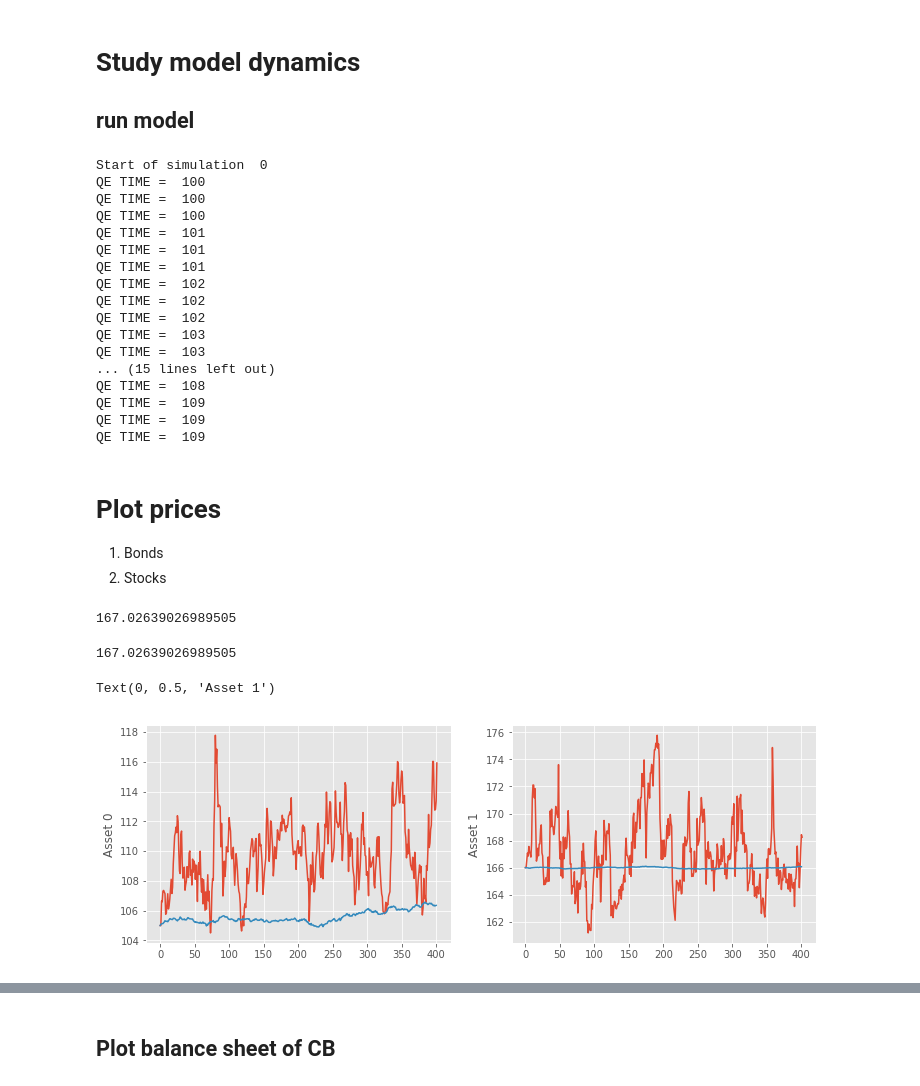
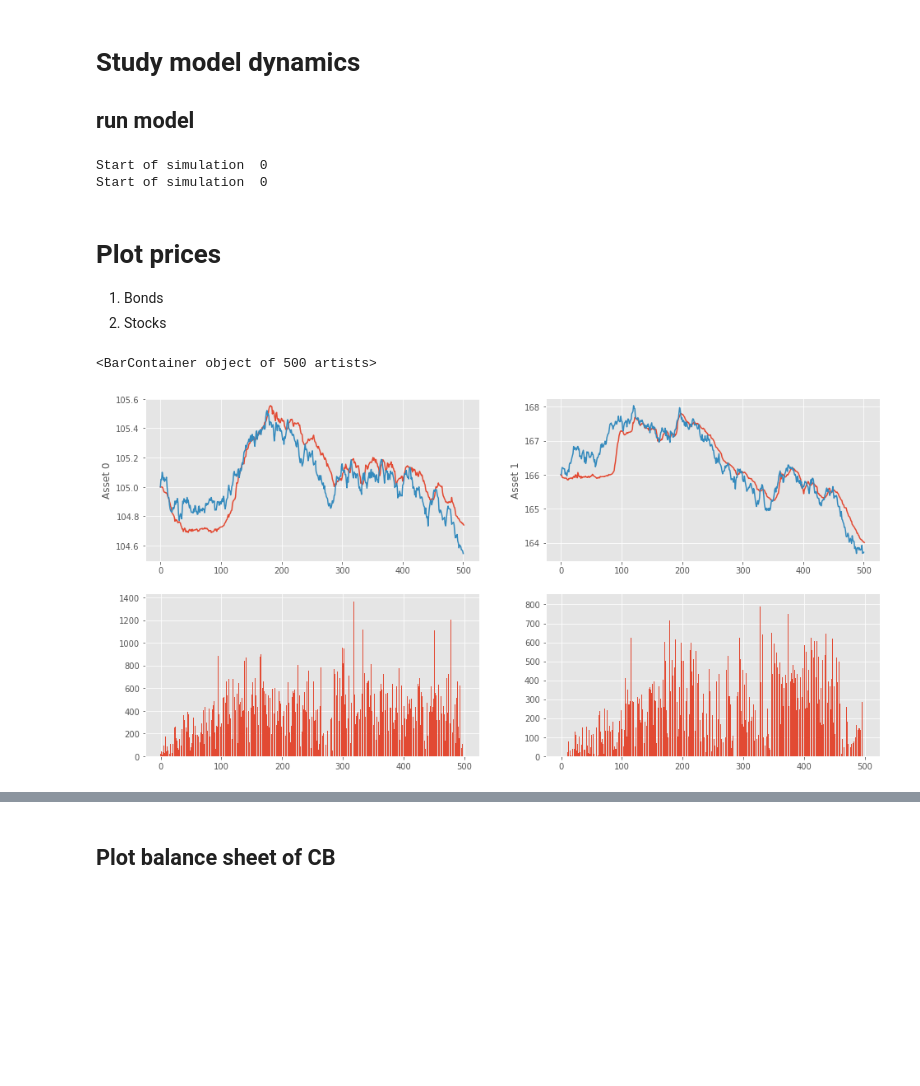
Before and after one commit to joerischasfoort/qe-inequality, a Jupyter notebook: model_dynamics.ipynb, the cells around one changed output, grey strips where cells are left out. Saved outputs shown, nothing was run; the diff lists cells and outputs as text; code cells hidden in the pictures; blank space fills up the shorter version.

```diff
--- a/model_dynamics.ipynb
+++ b/model_dynamics.ipynb
@@ -24,70 +24,60 @@ style.use('ggplot')
 NRUNS = 1
 burn_in_period = 0
 # %%
-params = {"fundamental_values": [105, 166], "asset_types": ['stock', 'stock'],
+params = {"fundamental_values": [105, 166], "asset_types": ['bond', 'stock'],
               "trader_sample_size": 10, "n_traders": 500,
-              "ticks": 400, "std_fundamentals": [0.05, 0.01],
-              "std_noise": 0.10696588473846724, "w_random": 0.1,
+              "ticks": 500, "std_fundamentals": [0.03, 0.1],
+              "std_noise": 0.00107, "w_random": 0.1,
               "strat_share_chartists": 0.0,
               "init_assets": [50, 50], "base_risk_aversion": 1.0,
               'spread_max': 0.004087, "horizon": 200,
               "fundamentalist_horizon_multiplier": 0.2,
-              "trades_per_tick": 3, "mutation_intensity": 0.05,
-              "average_learning_ability": 0.5,
-              "bond_mean_reversion": 0.00,
-              "qe_perc_size": 0.0, "qe_start": 100, "qe_end": 110, "qe_asset_index": 0}
+              "trades_per_tick": 3, "mutation_intensity": 0.0,
+              "average_learning_ability": 0.0,
+              "bond_mean_reversion": 0.8,
+              "qe_perc_size": 0.0, "qe_start": 10, "qe_end": 16, "qe_asset_index": 0}
+# %%
+qe_size = [x / 100.0 for x in range(0, 160, 80)]
+# %%
+experiments = len(qe_size)
 # %%
 trdrs = []
 orbs = []
 central_banks = []
-for seed in range(NRUNS):
-    traders, central_bank, orderbook = init_objects_qe_ineq(params, seed)
-    traders, central_bank, orderbook = qe_ineq_model(traders, central_bank, orderbook, params, seed)
-    central_banks.append(central_bank)
-    trdrs.append(traders)
-    orbs.append(orderbook)
+
+for exp in range(experiments):
+    params['qe_perc_size'] = qe_size[exp]
+    for seed in range(NRUNS):
+        traders, central_bank, orderbook = init_objects_qe_ineq(params, seed)
+        traders, central_bank, orderbook = qe_ineq_model(traders, central_bank, orderbook, params, seed)
+        central_banks.append(central_bank)
+        trdrs.append(traders)
+        orbs.append(orderbook)
 # %% [output]
 Start of simulation  0
-QE TIME =  100
-QE TIME =  100
-QE TIME =  100
-QE TIME =  101
-QE TIME =  101
-QE TIME =  101
-QE TIME =  102
-QE TIME =  102
-QE TIME =  102
-QE TIME =  103
-QE TIME =  103
-... (15 lines left out)
-QE TIME =  108
-QE TIME =  109
-QE TIME =  109
-QE TIME =  109
+Start of simulation  0
 # %% [markdown]
 # Plot prices
 
 1. Bonds
 2. Stocks
-# %%
-np.mean(orbs[0][1].tick_close_price)
-# %% [output]
-167.02639026989505
-# %%
-np.mean(orbs[0][1].tick_close_price)
-# %% [output]
-167.02639026989505
 # %%
-fig, (ax1, ax2) = plt.subplots(1, 2, figsize=(12,4))
+fig, ((ax1, ax2), (ax3, ax4)) = plt.subplots(2, 2, figsize=(16,8))
 
 ax1.plot(range(len(orbs[0][0].tick_close_price)), orbs[0][0].tick_close_price, label='price')
 ax1.plot(range(len(orbs[0][0].fundamental)), orbs[0][0].fundamental, label='fundamental')
 
 ax1.set_ylabel('Asset 0', fontsize='12')
 
 ax2.plot(range(len(orbs[0][1].tick_close_price)), orbs[0][1].tick_close_price, label='price')
 ax2.plot(range(len(orbs[0][1].fundamental)), orbs[0][1].fundamental, label='fundamental')
 ax2.set_ylabel('Asset 1', fontsize='12')
+
+volume0 = [sum(v) for v in orbs[0][0].transaction_volumes_history]
+ax3.bar(range(len(volume0)), volume0)
+
+volume1 = [sum(v) for v in orbs[0][1].transaction_volumes_history]
+ax4.bar(range(len(volume1)), volume1)
 # %% [output]
-Text(0, 0.5, 'Asset 1')
+<BarContainer object of 500 artists>
-[figure, old version]
+[figure, new version]
```
Also changed, not shown: parts of 12 cells of this notebook, 3 other files.
